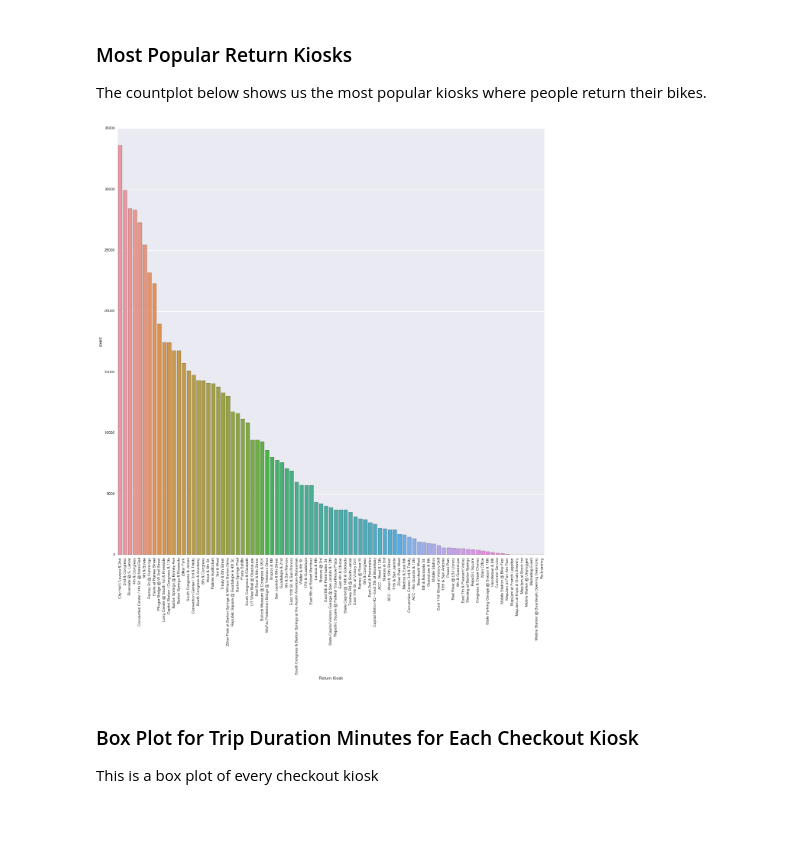
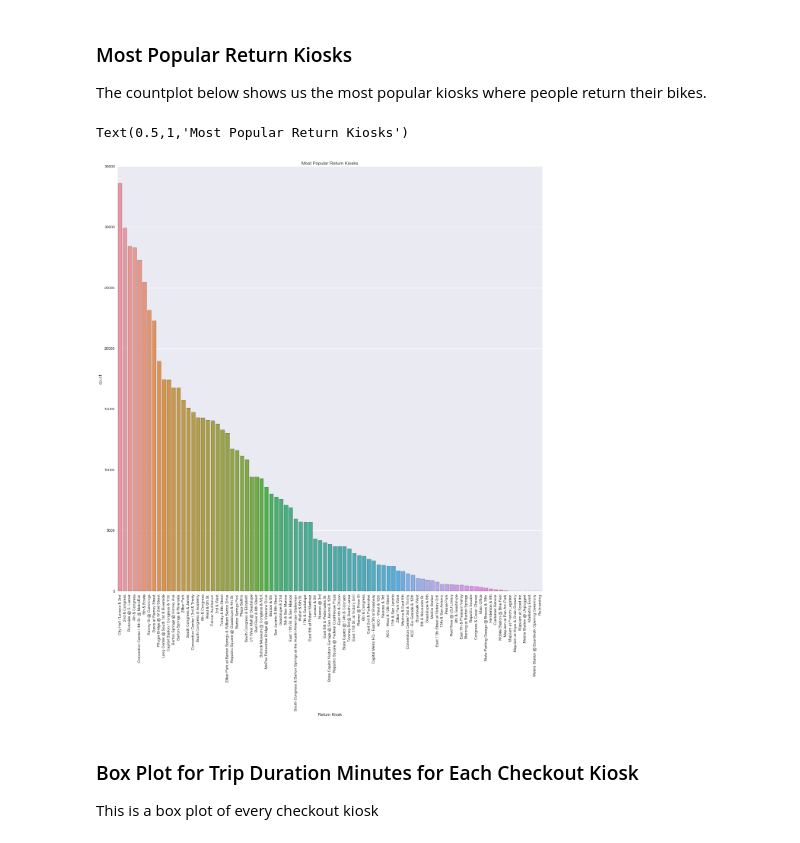
Before and after one commit to AbrarAnwar/B-Cycle-Data-Visualization, a Jupyter notebook: BCycle Data Visualization.ipynb, the cells around one changed output. Cells and saved outputs as stored; diff of their text form; code cells hidden in the pictures.

```diff
--- a/BCycle Data Visualization.ipynb
+++ b/BCycle Data Visualization.ipynb
@@ -82,12 +84,14 @@ The countplot below shows us the most popular kiosks where people return their b
 # %%
 fig, ax = plt.subplots()
 fig.set_size_inches(20, 20)
 
 g = sns.countplot(bcycle["Return Kiosk"], ax=ax, order=bcycle["Return Kiosk"].value_counts().index)
 for item in g.get_xticklabels():
     item.set_rotation(90)
+g.set_title("Most Popular Return Kiosks")
 # %% [output]
+Text(0.5,1,'Most Popular Return Kiosks')
-[figure, old version]
+[figure, new version]
 # %% [markdown]
 ### Box Plot for Trip Duration Minutes for Each Checkout Kiosk
 
```
Also changed, not shown: parts of 9 cells of this notebook.
